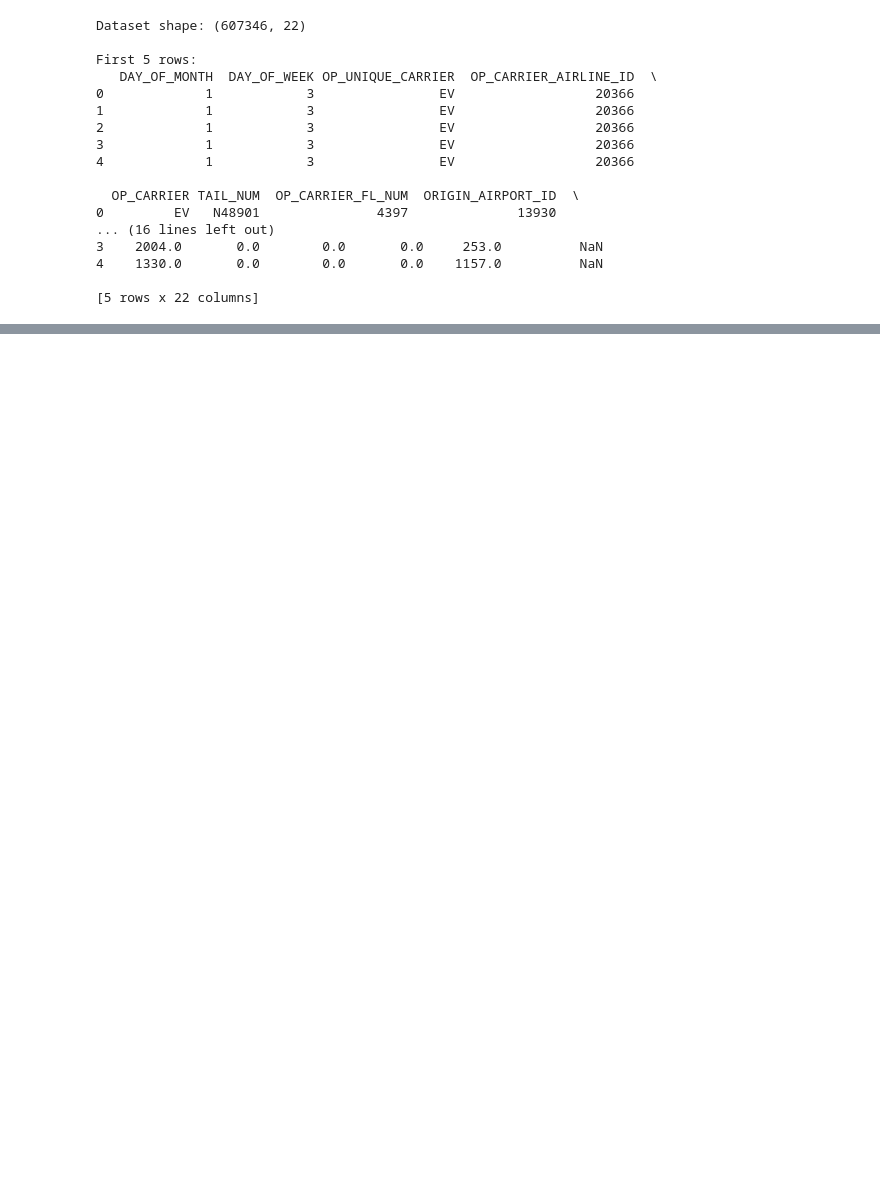
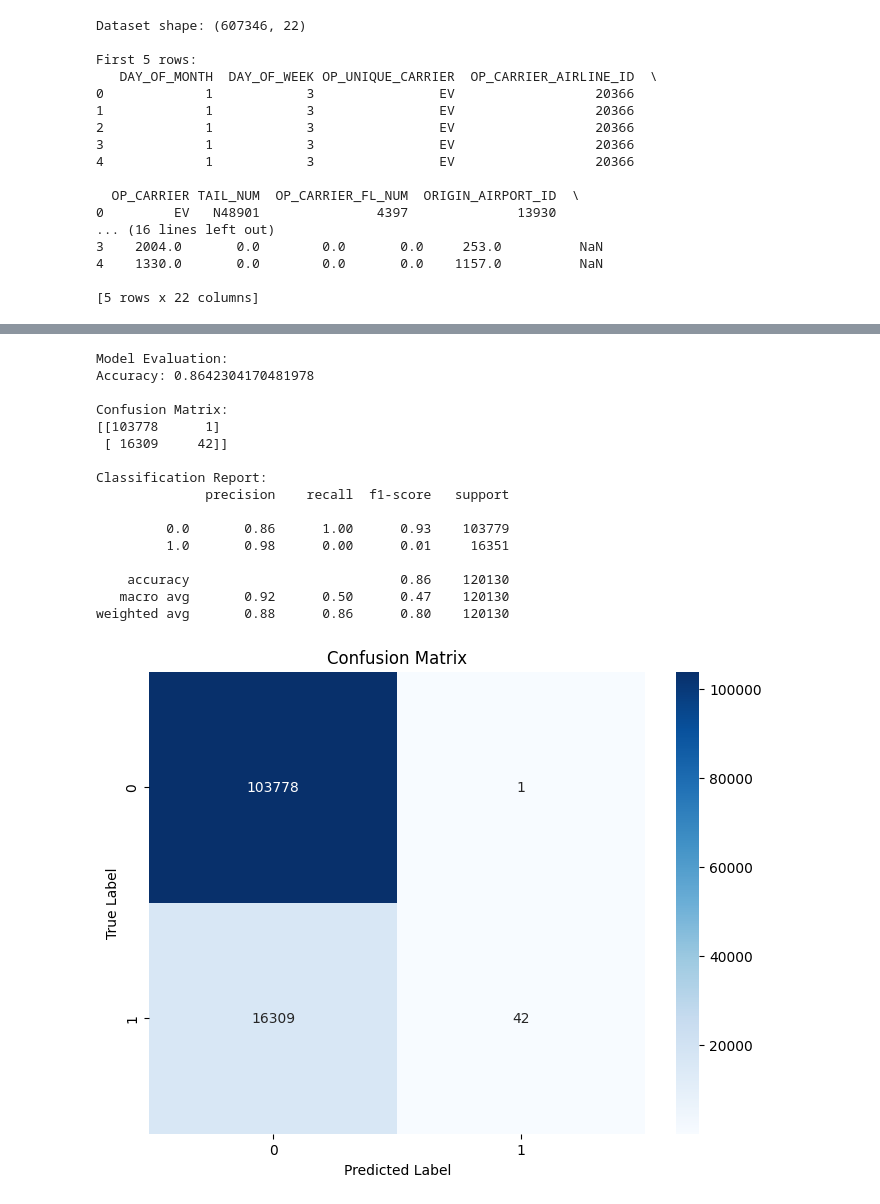
Before and after one commit to ImeshR/ML-Assigment, a Jupyter notebook: notebooks/3_decision_tree.ipynb, the cells around one changed output, grey strips where cells are left out. Saved outputs shown, nothing was run; the diff lists cells and outputs as text; code cells hidden in the pictures; blank space fills up the shorter version.

Commit message:
desicion tree update

```diff
--- a/notebooks/3_decision_tree.ipynb
+++ b/notebooks/3_decision_tree.ipynb
@@ -64,33 +68,51 @@ dt_model.fit(X_train, y_train)
 # %%
 # Make predictions
 y_pred = dt_model.predict(X_test)
 
 # Evaluate model
 print("\nModel Evaluation:")
 print("Accuracy:", accuracy_score(y_test, y_pred))
 print("\nConfusion Matrix:")
 cm = confusion_matrix(y_test, y_pred)
 print(cm)
 print("\nClassification Report:")
 print(classification_report(y_test, y_pred))
 
 # Visualize confusion matrix
 plt.figure(figsize=(8, 6))
 sns.heatmap(cm, annot=True, fmt='d', cmap='Blues')
 plt.title('Confusion Matrix')
 plt.xlabel('Predicted Label')
 plt.ylabel('True Label')
 plt.show()
 
-# Visualize the decision tree (limited to max_depth=3 for clarity)
-plt.figure(figsize=(20, 10))
-plot_tree(dt_model,
-          max_depth=3,
-          feature_names=X_train.columns,
-          class_names=['Not Delayed', 'Delayed'],
-          filled=True,
-          rounded=True,
-          fontsize=10)
-plt.title('Decision Tree Visualization (Limited to Depth 3)')
-plt.tight_layout()
-plt.show()
+# # Visualize the decision tree (limited to max_depth=3 for clarity)
+# plt.figure(figsize=(20, 10))
+# plot_tree(dt_model,
+#           max_depth=3,
+#           feature_names=X_train.columns,
+#           class_names=['Not Delayed', 'Delayed'],
+#           filled=True,
+#           rounded=True,
+#           fontsize=10)
+# plt.title('Decision Tree Visualization (Limited to Depth 3)')
+# plt.tight_layout()
+# plt.show()
+# %% [output]
+Model Evaluation:
+Accuracy: 0.8642304170481978
+
+Confusion Matrix:
+[[103778      1]
+ [ 16309     42]]
+
+Classification Report:
+              precision    recall  f1-score   support
+
+         0.0       0.86      1.00      0.93    103779
+         1.0       0.98      0.00      0.01     16351
+
+    accuracy                           0.86    120130
+   macro avg       0.92      0.50      0.47    120130
+weighted avg       0.88      0.86      0.80    120130
+[figure, added]
```
Also changed, not shown: parts of 3 cells of this notebook, 2 other files.
